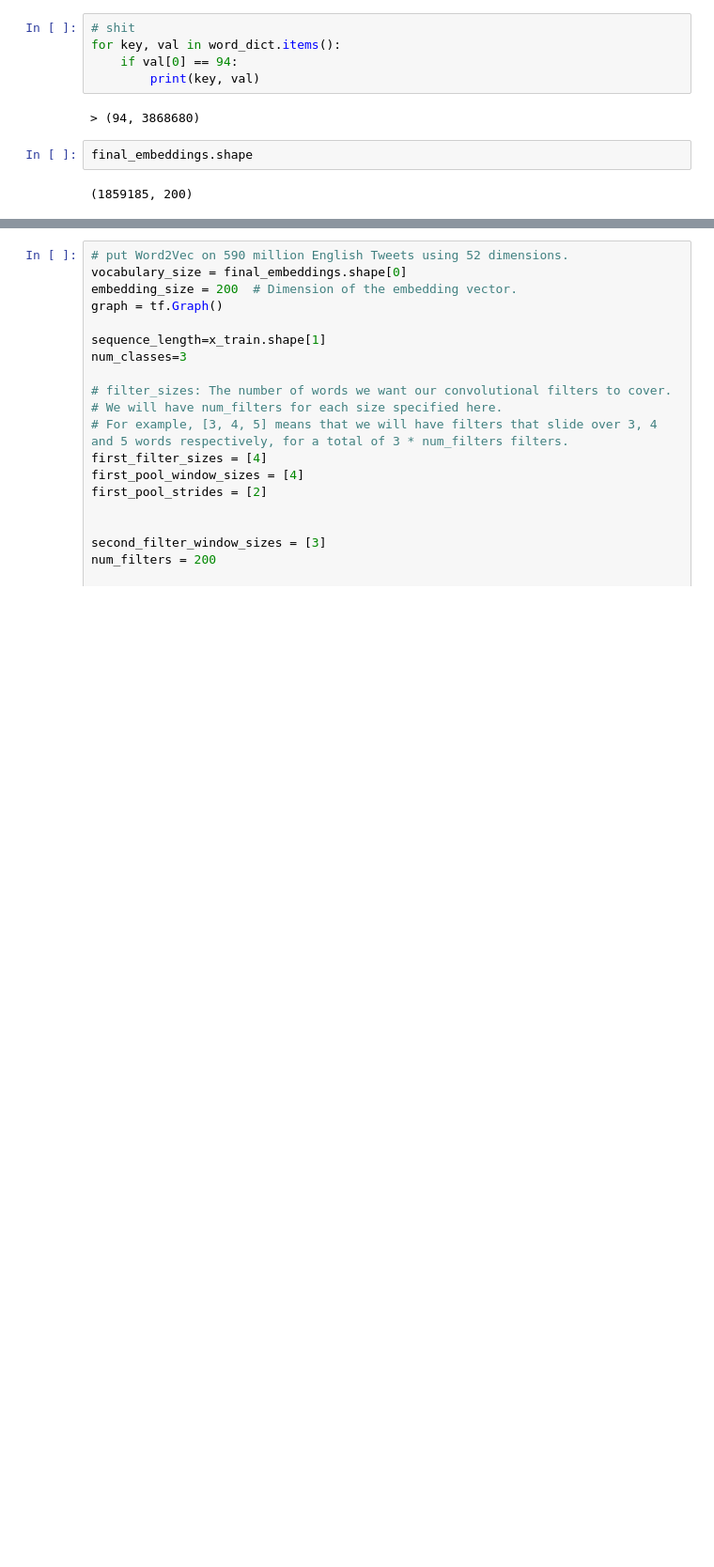
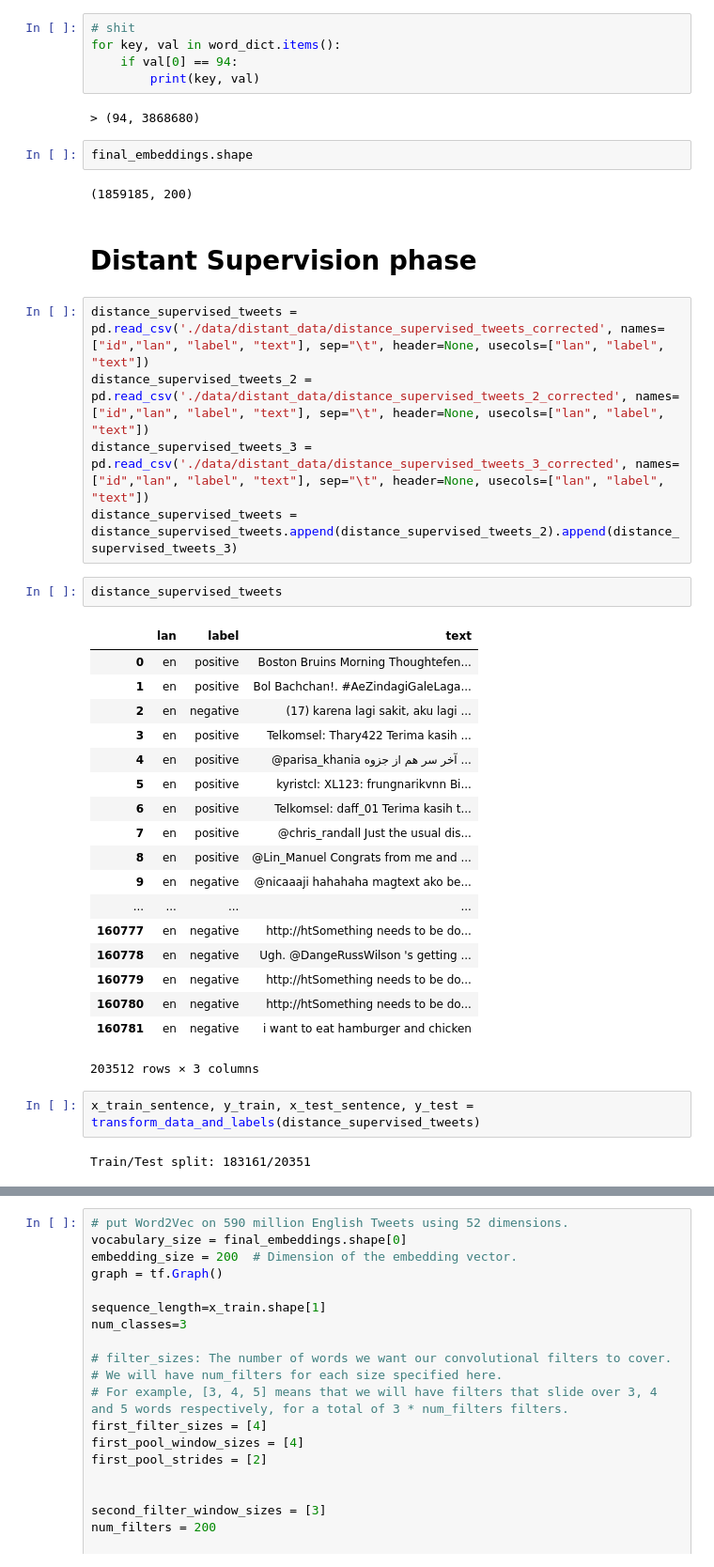
Before and after one commit to phejimlin/Deep-Learning-Course, a Jupyter notebook: Milestone2/milestone2.ipynb, the cells around one changed output, grey strips where cells are left out. Shown: that part at 94% size. Saved outputs shown, nothing was run; the diff lists cells and outputs as text; blank space fills up the shorter version.

Commit message:
Finish distance-supervised phase.

```diff
--- a/Milestone2/milestone2.ipynb
+++ b/Milestone2/milestone2.ipynb
@@ -122,3 +199,35 @@ for key, val in word_dict.items():
 final_embeddings.shape
 # %% [output]
 (1859185, 200)
+# %% [markdown]
+# Distant Supervision phase
+# %%
+distance_supervised_tweets = pd.read_csv('./data/distant_data/distance_supervised_tweets_corrected', names=["id","lan", "label", "text"], sep="\t", header=None, usecols=["lan", "label", "text"])
+distance_supervised_tweets_2 = pd.read_csv('./data/distant_data/distance_supervised_tweets_2_corrected', names=["id","lan", "label", "text"], sep="\t", header=None, usecols=["lan", "label", "text"])
+distance_supervised_tweets_3 = pd.read_csv('./data/distant_data/distance_supervised_tweets_3_corrected', names=["id","lan", "label", "text"], sep="\t", header=None, usecols=["lan", "label", "text"])
+distance_supervised_tweets = distance_supervised_tweets.append(distance_supervised_tweets_2).append(distance_supervised_tweets_3)
+# %%
+distance_supervised_tweets
+# %% [output]
+|  | lan | label | text |
+| 0 | en | positive | Boston Bruins Morning Thoughtefen... |
+| 1 | en | positive | Bol Bachchan!. #AeZindagiGaleLaga... |
+| 2 | en | negative | (17) karena lagi sakit, aku lagi ... |
+| 3 | en | positive | Telkomsel: Thary422 Terima kasih ... |
+| 4 | en | positive | @parisa_khania آخر سر هم از جزوه ... |
+| 5 | en | positive | kyristcl: XL123: frungnarikvnn Bi... |
+| 6 | en | positive | Telkomsel: daff_01 Terima kasih t... |
+| 7 | en | positive | @chris_randall Just the usual dis... |
+| 8 | en | positive | @Lin_Manuel Congrats from me and ... |
+| 9 | en | negative | @nicaaaji hahahaha magtext ako be... |
+| ... | ... | ... | ... |
+| 160777 | en | negative | http://htSomething needs to be do... |
+| 160778 | en | negative | Ugh. @DangeRussWilson 's getting ... |
+| 160779 | en | negative | http://htSomething needs to be do... |
+| 160780 | en | negative | http://htSomething needs to be do... |
+| 160781 | en | negative | i want to eat hamburger and chicken |
+203512 rows × 3 columns
+# %%
+x_train_sentence, y_train, x_test_sentence, y_test = transform_data_and_labels(distance_supervised_tweets)
+# %% [output]
+Train/Test split: 183161/20351
```
Also changed, not shown: parts of 15 cells of this notebook.
